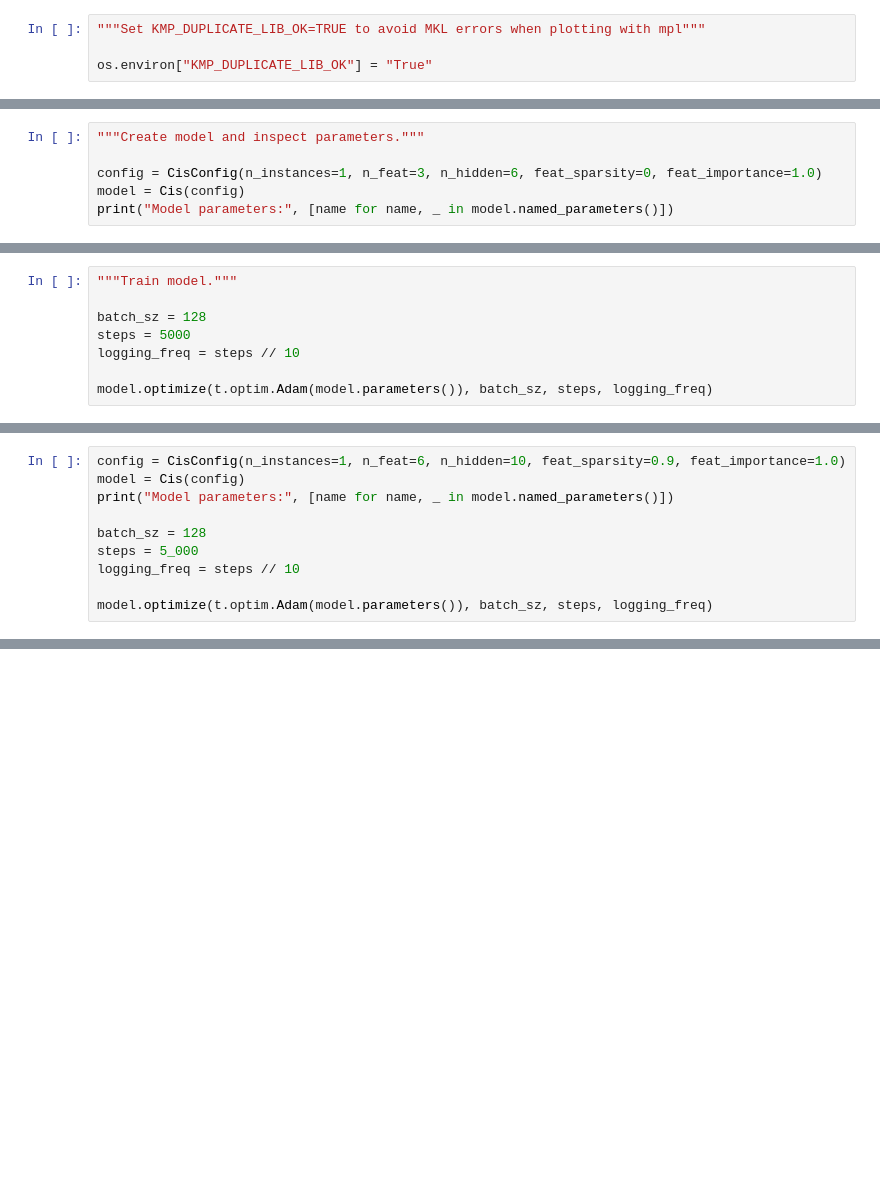
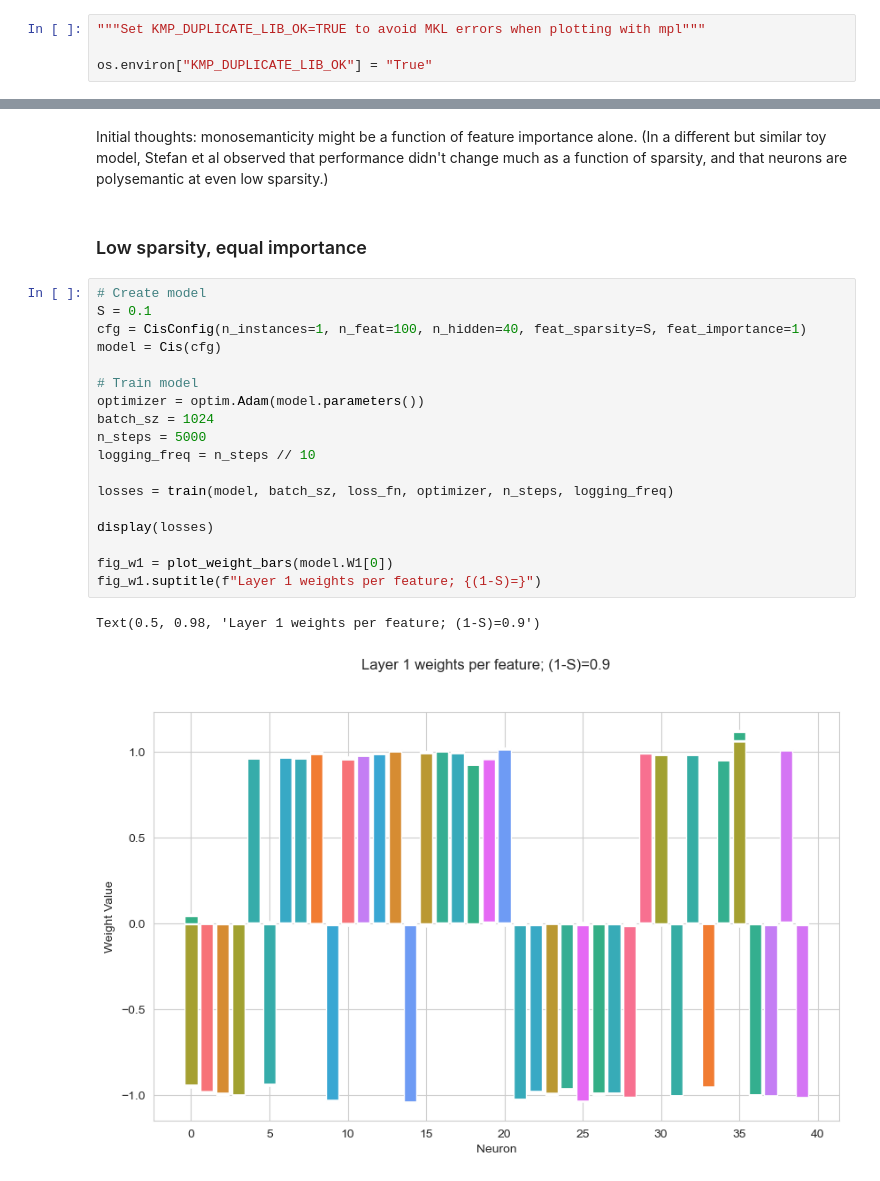
Before and after one commit to Stefan-Heimersheim/toy-model-of-computation-in-superposition, a Jupyter notebook: examples/toy_cis.ipynb, the cells around one changed output, grey strips where cells are left out. Saved outputs shown, nothing was run; the diff lists cells and outputs as text; blank space fills up the shorter version.

```diff
--- a/examples/toy_cis.ipynb
+++ b/examples/toy_cis.ipynb
@@ -172,6 +34,0 @@ we get something like this:
-# %%
-"""Create model and inspect parameters."""
-
-config = CisConfig(n_instances=1, n_feat=3, n_hidden=6, feat_sparsity=0, feat_importance=1.0)
-model = Cis(config)
-print("Model parameters:", [name for name, _ in model.named_parameters()])
@@ -180,8 +34,0 @@ Model parameters: ['W1', 'W2', 'b2']
-# %%
-"""Train model."""
-
-batch_sz = 128
-steps = 5000
-logging_freq = steps // 10
-
-model.optimize(t.optim.Adam(model.parameters()), batch_sz, steps, logging_freq)
@@ -257,10 +34,0 @@ Text(0.5, 0.98, 'Layer 2 weights per feature')
-# %%
-config = CisConfig(n_instances=1, n_feat=6, n_hidden=10, feat_sparsity=0.9, feat_importance=1.0)
-model = Cis(config)
-print("Model parameters:", [name for name, _ in model.named_parameters()])
-
-batch_sz = 128
-steps = 5_000
-logging_freq = steps // 10
-
-model.optimize(t.optim.Adam(model.parameters()), batch_sz, steps, logging_freq)
@@ -299,0 +198,25 @@ Text(0.5, 0.98, 'Layer 2 weights per feature')
+# %% [markdown]
+Initial thoughts: monosemanticity might be a function of feature importance alone. (In a different but similar toy model, Stefan et al observed that performance didn't change much as a function of sparsity, and that neurons are polysemantic at even low sparsity.)
+# %% [markdown]
+### Low sparsity, equal importance
+# %%
+# Create model
+S = 0.1
+cfg = CisConfig(n_instances=1, n_feat=100, n_hidden=40, feat_sparsity=S, feat_importance=1)
+model = Cis(cfg)
+
+# Train model
+optimizer = optim.Adam(model.parameters())
+batch_sz = 1024
+n_steps = 5000
+logging_freq = n_steps // 10
+
+losses = train(model, batch_sz, loss_fn, optimizer, n_steps, logging_freq)
+
+display(losses)
+
+fig_w1 = plot_weight_bars(model.W1[0])
+fig_w1.suptitle(f"Layer 1 weights per feature; {(1-S)=}")
+# %% [output]
+Text(0.5, 0.98, 'Layer 1 weights per feature; (1-S)=0.9')
+[figure, added]
```
Also changed, not shown: parts of 39 cells of this notebook, 1 other file.
